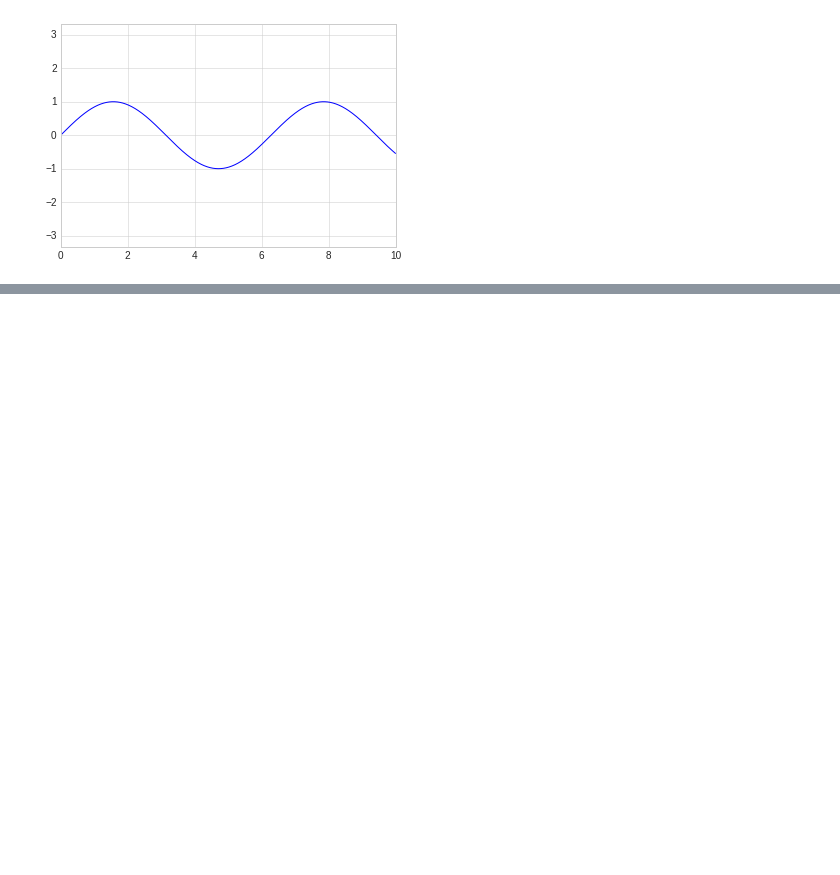
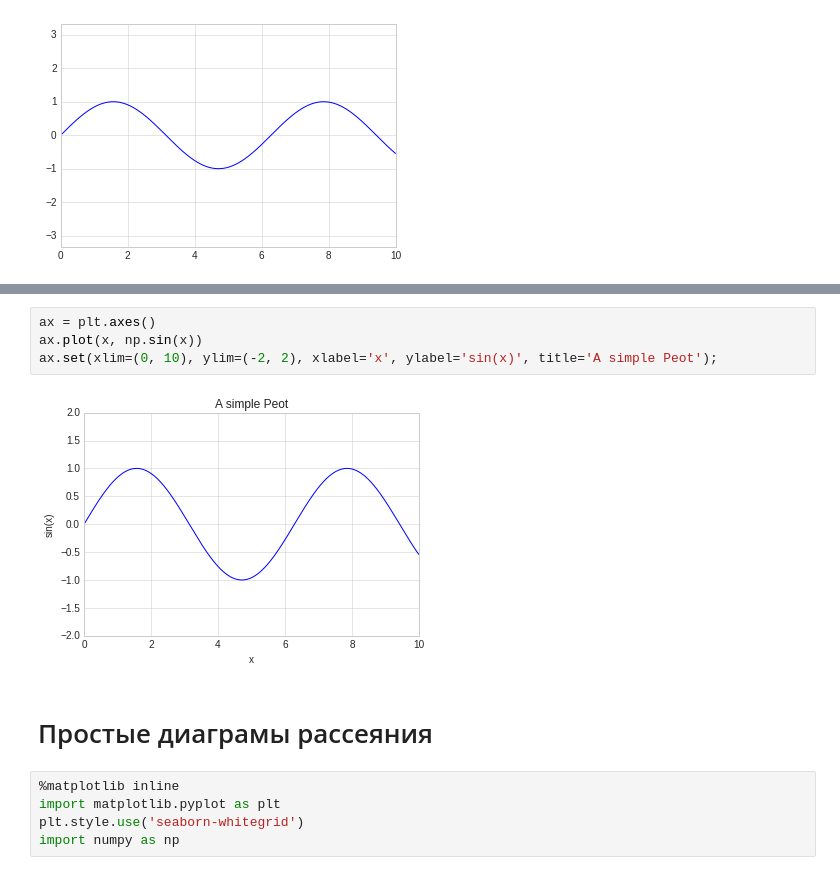
Before and after one commit to ensofter/python_for_difficult_tasks, a Jupyter notebook: Part 4 - Visualization with Matplotlib.ipynb, the cells around one changed output, grey strips where cells are left out. Cells and saved outputs as stored; diff of their text form; blank space fills up the shorter version.

```diff
--- a/Part 4 - Visualization with Matplotlib.ipynb
+++ b/Part 4 - Visualization with Matplotlib.ipynb
@@ -152,0 +170,13 @@ plt.axis('equal')
+# %%
+ax = plt.axes()
+ax.plot(x, np.sin(x))
+ax.set(xlim=(0, 10), ylim=(-2, 2), xlabel='x', ylabel='sin(x)', title='A simple Peot');
+# %% [output]
+[figure, added]
+# %% [markdown]
+# Простые диаграмы рассеяния
+# %%
+%matplotlib inline
+import matplotlib.pyplot as plt
+plt.style.use('seaborn-whitegrid')
+import numpy as np
```
Also changed, not shown: parts of 18 cells of this notebook.
